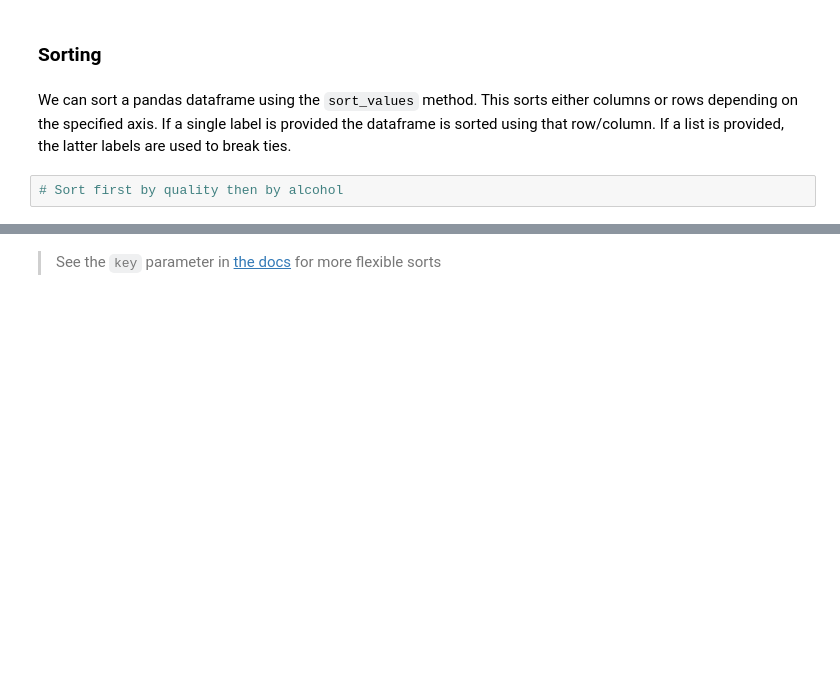
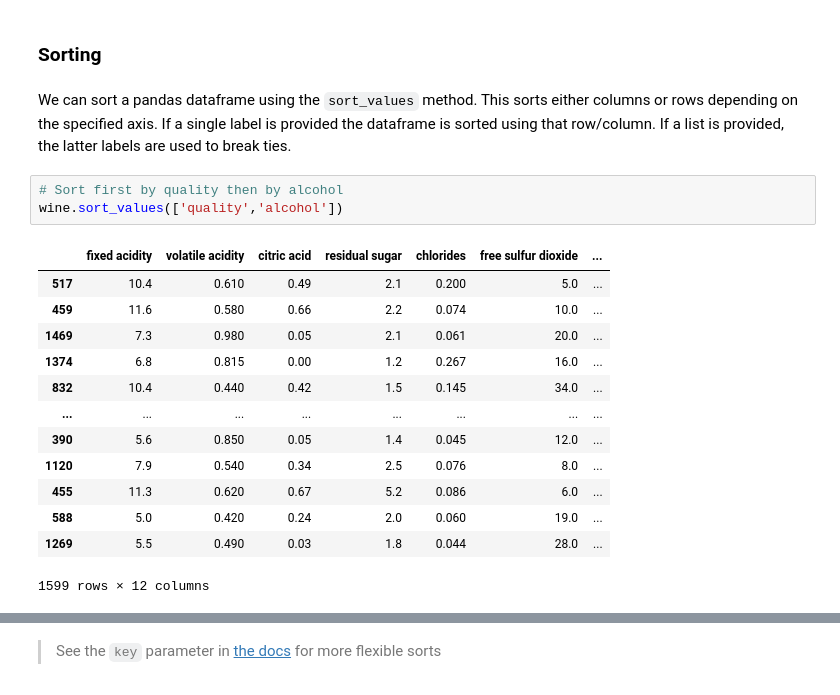
Before and after one commit to JoeBlackSci/python-for-data-science-wdss, a Jupyter notebook: session-one-teaching-questions.ipynb, the cells around one changed output, grey strips where cells are left out. Drawn from its saved outputs; the diff is of its cells as text; blank space fills up the shorter version.

```diff
--- a/session-one-teaching-questions.ipynb
+++ b/session-one-teaching-questions.ipynb
@@ -218,5 +538,20 @@ wine.drop(['citric acid', 'residual sugar'], axis=1)
 We can sort a pandas dataframe using the `sort_values` method. This sorts either columns or rows depending on the specified axis. If a single label is provided the dataframe is sorted using that row/column. If a list is provided, the latter labels are used to break ties.
 # %%
 # Sort first by quality then by alcohol
+wine.sort_values(['quality','alcohol'])
+# %% [output]
+|  | fixed acidity | volatile acidity | citric acid | residual sugar | chlorides | free sulfur dioxide | ... |
+| 517 | 10.4 | 0.610 | 0.49 | 2.1 | 0.200 | 5.0 | ... |
+| 459 | 11.6 | 0.580 | 0.66 | 2.2 | 0.074 | 10.0 | ... |
+| 1469 | 7.3 | 0.980 | 0.05 | 2.1 | 0.061 | 20.0 | ... |
+| 1374 | 6.8 | 0.815 | 0.00 | 1.2 | 0.267 | 16.0 | ... |
+| 832 | 10.4 | 0.440 | 0.42 | 1.5 | 0.145 | 34.0 | ... |
+| ... | ... | ... | ... | ... | ... | ... | ... |
+| 390 | 5.6 | 0.850 | 0.05 | 1.4 | 0.045 | 12.0 | ... |
+| 1120 | 7.9 | 0.540 | 0.34 | 2.5 | 0.076 | 8.0 | ... |
+| 455 | 11.3 | 0.620 | 0.67 | 5.2 | 0.086 | 6.0 | ... |
+| 588 | 5.0 | 0.420 | 0.24 | 2.0 | 0.060 | 19.0 | ... |
+| 1269 | 5.5 | 0.490 | 0.03 | 1.8 | 0.044 | 28.0 | ... |
+1599 rows × 12 columns
 # %%
 # Sort by descending density
```
Also changed, not shown: parts of 50 cells of this notebook.
